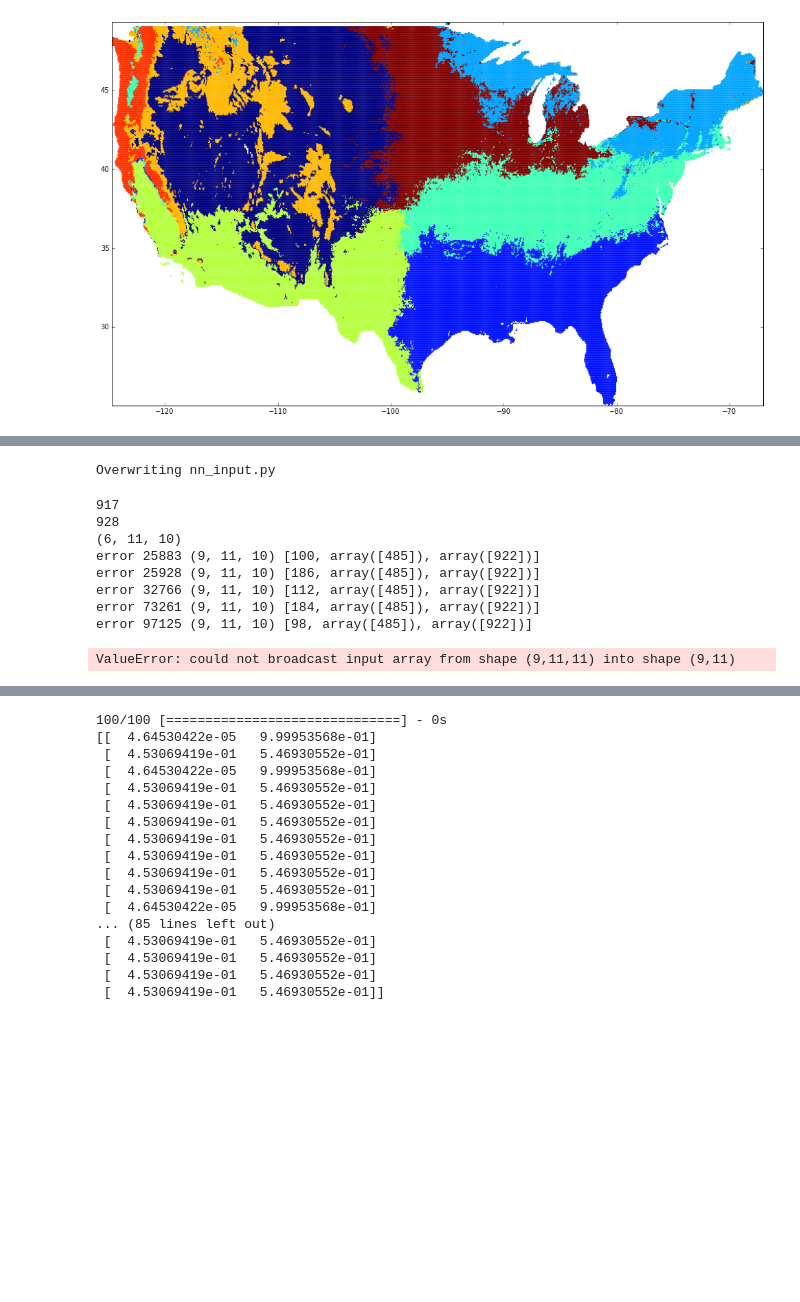
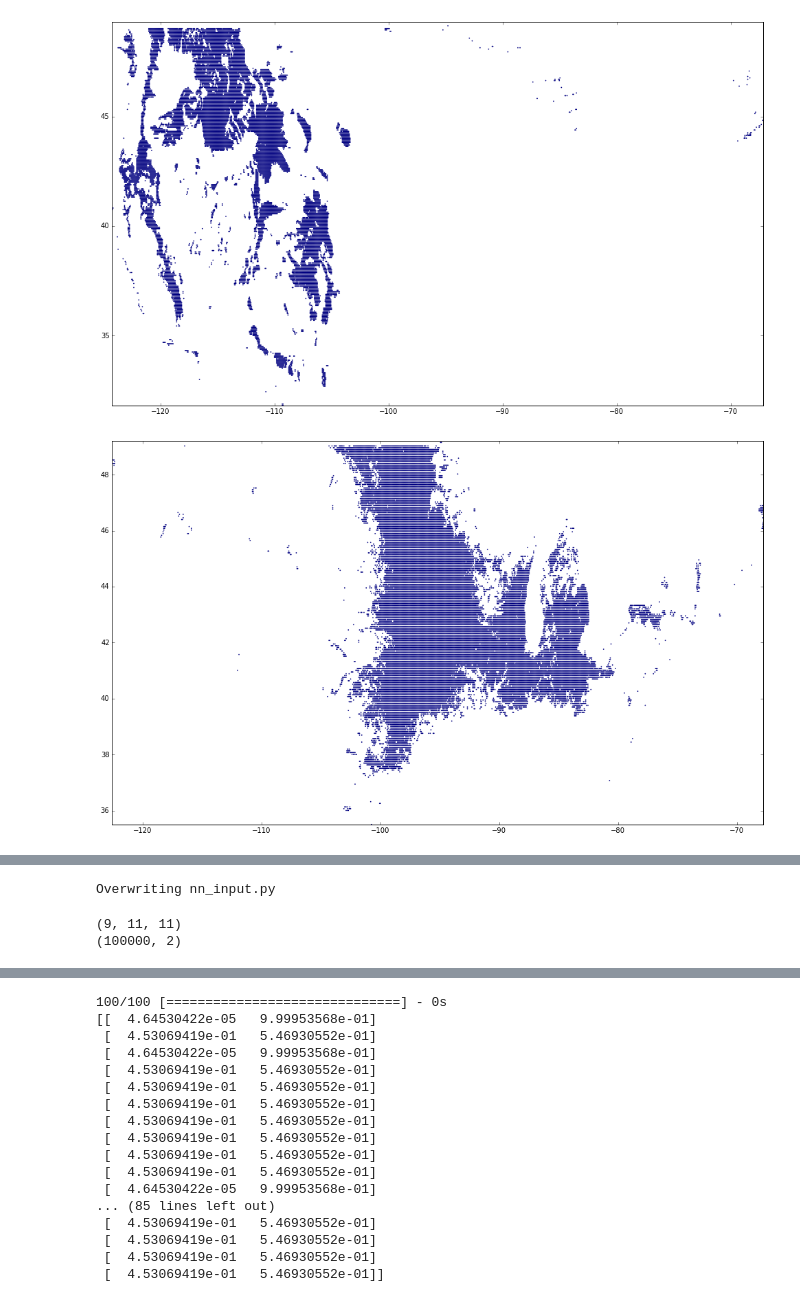
Before and after one commit to tcchiao/fall-foliage-finder, a Jupyter notebook: scripts/First-Crappy-Model.ipynb, the cells around one changed output, grey strips where cells are left out. Cells and saved outputs as stored; diff of their text form; code cells hidden in the pictures; blank space fills up the shorter version.

```diff
--- a/scripts/First-Crappy-Model.ipynb
+++ b/scripts/First-Crappy-Model.ipynb
@@ -36,10 +34,11 @@ for f, var in zip(files, var_names):
 lc.transform_data()
 clusters = lc.fit_predict(lc.data2d)
 
-plot_list_in_2D(lc.coords2d[:,0], lc.coords2d[:,1], clusters)
+#plot_list_in_2D(lc.coords2d[:,0], lc.coords2d[:,1], clusters)
-# %% [output]
-[figure, removed]
 # %%
-# for i in xrange(n):
-#     ind = (clusters==i)
-#     plot_list_in_2D(lc.coords2d[:,0][ind], lc.coords2d[:,1][ind], clusters[ind])
+for i in xrange(n):
+    ind = (clusters==i)
+    plot_list_in_2D(lc.coords2d[:,0][ind], lc.coords2d[:,1][ind], clusters[ind])
+# %% [output]
+[figure, added]
+[figure, added]
@@ -255,24 +265,7 @@ subset = lc.coords2d[clusters==cluster]
 train_id, train_y, train_X_map, train_X_lst = nn.select(n=100000, subset=subset)
 # %%
-i = 100
-j = 485
-k = 922
-a= nn.features['mean_tmin_history'][i:i+nn.history+1, j-nn.box:j+nn.box+1, k-nn.box:k+nn.box+1]
-print k - nn.box
-print k + nn.box + 1
-print a.shape
-
-for i, x in enumerate(train_X_map):
-    if x.shape != (9,11,11):
-        print 'error',i, x.shape, train_id[i]
-
-train_X_map = np.array(train_X_map)
-train_id = np.array(train_id)
-train_y = np.array(train_y)
-
-
-train_y[train_y == -1] = 0
-train_y = np.hstack((train_y.reshape(-1,1), 1-train_y.reshape(-1,1)))
+#train_y[train_y == -1] = 0
+#train_y = np.hstack((train_y.reshape(-1,1), 1-train_y.reshape(-1,1)))
 
 # t = (len(nn.times)/2) +1
 
@@ -287,30 +280,14 @@ train_y = np.hstack((train_y.reshape(-1,1), 1-train_y.reshape(-1,1)))
 #             test_X_map.append(features[0])
 #             test_X_lst.append(features[1])
 
-# print train_X_map[0].shape
-# #print train_X_lst[0].shape
-# print np.array(test_X_map).shape
-# print np.array(test_X_lst).shape
 map_dimensions=train_X_map[0].shape
 print map_dimensions
-# print len(np.where(train_y==1)[0])
-# print len(np.where(train_y==0)[0])
-# for i, y in enumerate(train_y):
-#     if y != 0 and y != 1:
-#         print i, y
 
 #train_X_map = train_X_map/np.max(train_X_map)
-train_y.shape
+print train_y.shape
 # %% [output]
-917
-928
-(6, 11, 10)
-error 25883 (9, 11, 10) [100, array([485]), array([922])]
-error 25928 (9, 11, 10) [186, array([485]), array([922])]
-error 32766 (9, 11, 10) [112, array([485]), array([922])]
-error 73261 (9, 11, 10) [184, array([485]), array([922])]
-error 97125 (9, 11, 10) [98, array([485]), array([922])]
+(9, 11, 11)
+(100000, 2)
-ValueError: could not broadcast input array from shape (9,11,11) into shape (9,11)
 # %%
 def build_base_sequential_NN(n_conv_layers=2, nb_filters=16, nb_conv=3, map_dimensions=None, nb_pool=2):
 
```
Also changed, not shown: parts of 6 cells of this notebook, 3 other files.
